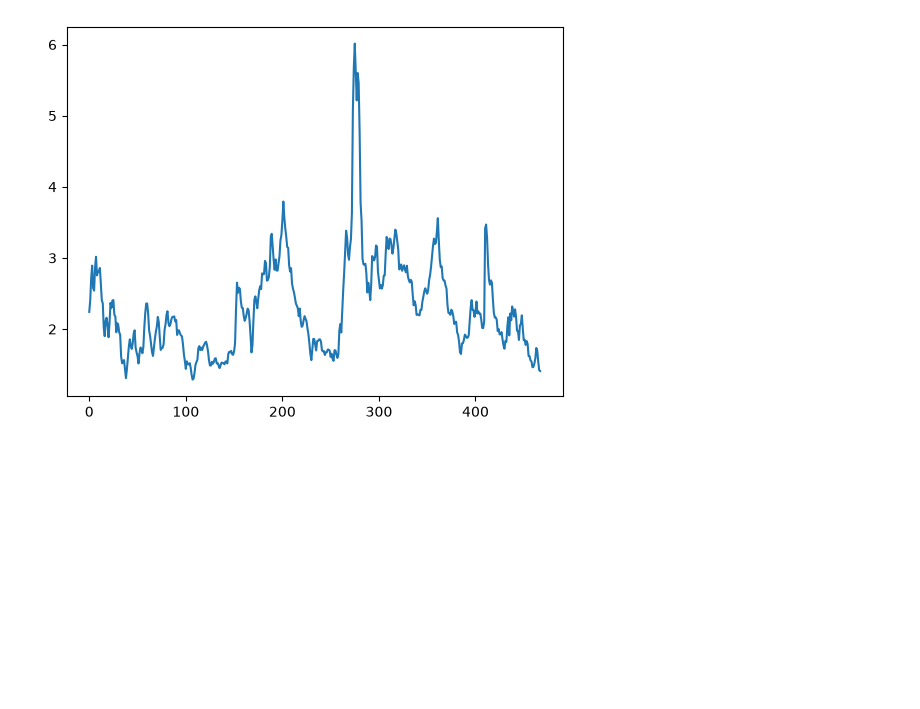
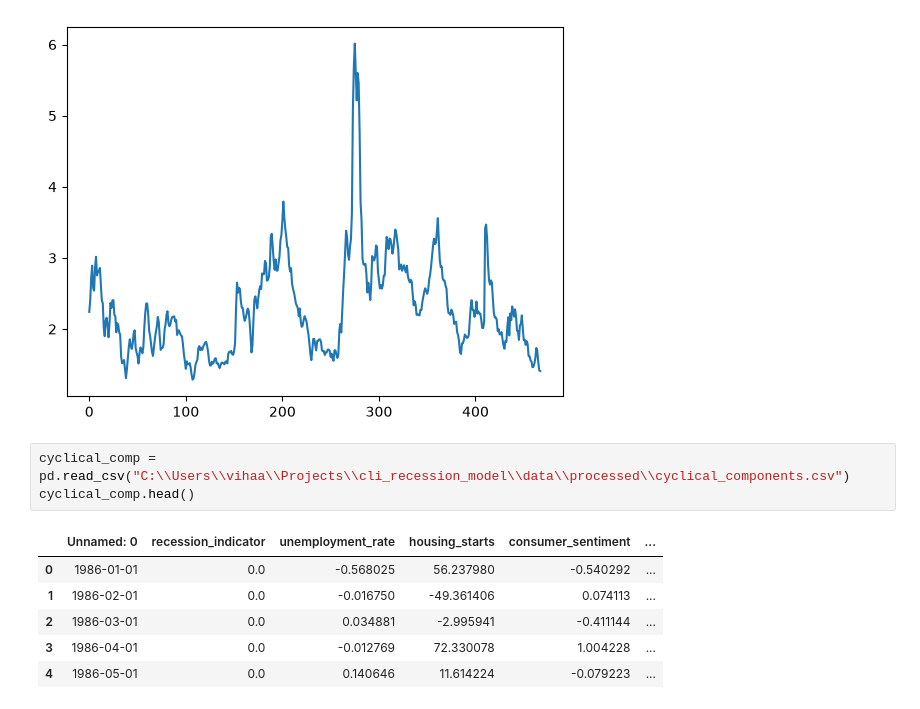
Before and after one commit to vihaan-bakshi-23/cli_recession_model, a Jupyter notebook: notebooks/phase1_2_tests.ipynb, the cells around one changed output. Cells and saved outputs as stored; diff of their text form; blank space fills up the shorter version.

```diff
--- a/notebooks/phase1_2_tests.ipynb
+++ b/notebooks/phase1_2_tests.ipynb
@@ -25,3 +25,13 @@ monthly_indicators['credit_spread'].plot()
 plt.show()
 # %% [output]
 [figure]
+# %%
+cyclical_comp = pd.read_csv("C:\\Users\\vihaa\\Projects\\cli_recession_model\\data\\processed\\cyclical_components.csv")
+cyclical_comp.head()
+# %% [output]
+|  | Unnamed: 0 | recession_indicator | unemployment_rate | housing_starts | consumer_sentiment | ... |
+| 0 | 1986-01-01 | 0.0 | -0.568025 | 56.237980 | -0.540292 | ... |
+| 1 | 1986-02-01 | 0.0 | -0.016750 | -49.361406 | 0.074113 | ... |
+| 2 | 1986-03-01 | 0.0 | 0.034881 | -2.995941 | -0.411144 | ... |
+| 3 | 1986-04-01 | 0.0 | -0.012769 | 72.330078 | 1.004228 | ... |
+| 4 | 1986-05-01 | 0.0 | 0.140646 | 11.614224 | -0.079223 | ... |
```
Also changed, not shown: parts of 1 cell of this notebook, 5 other files.
